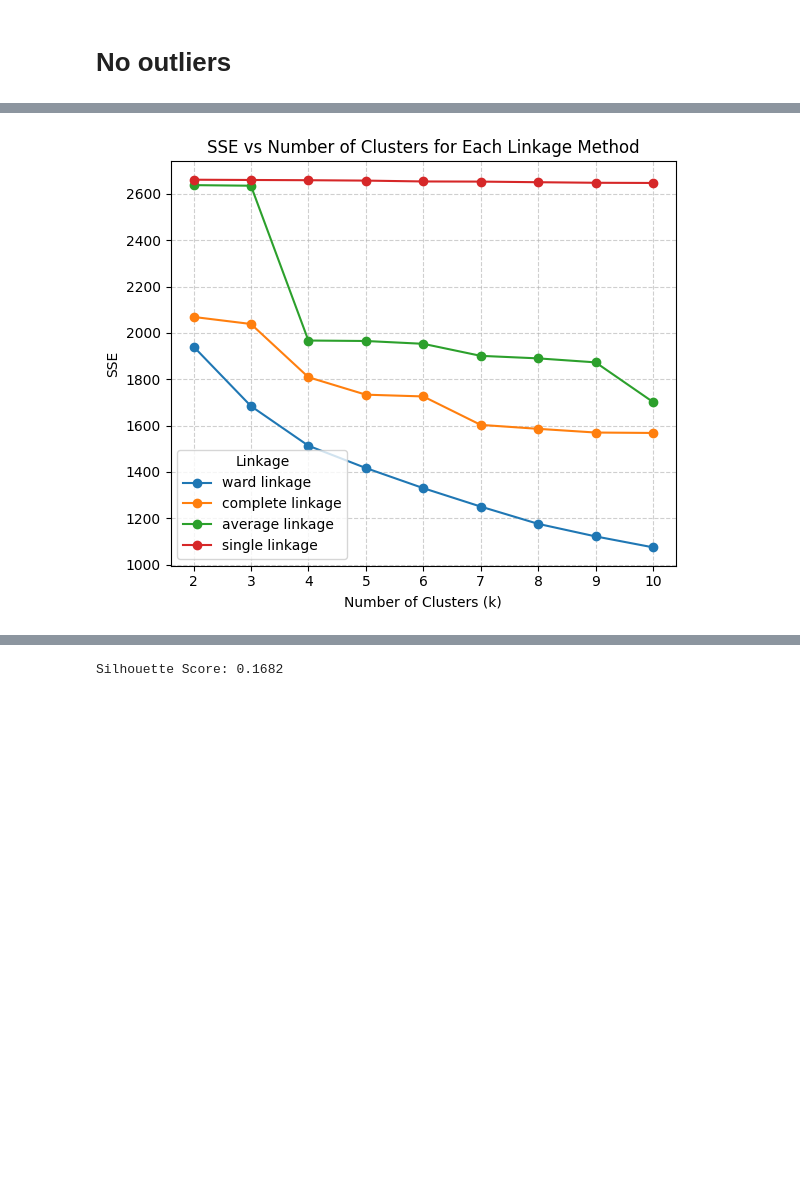
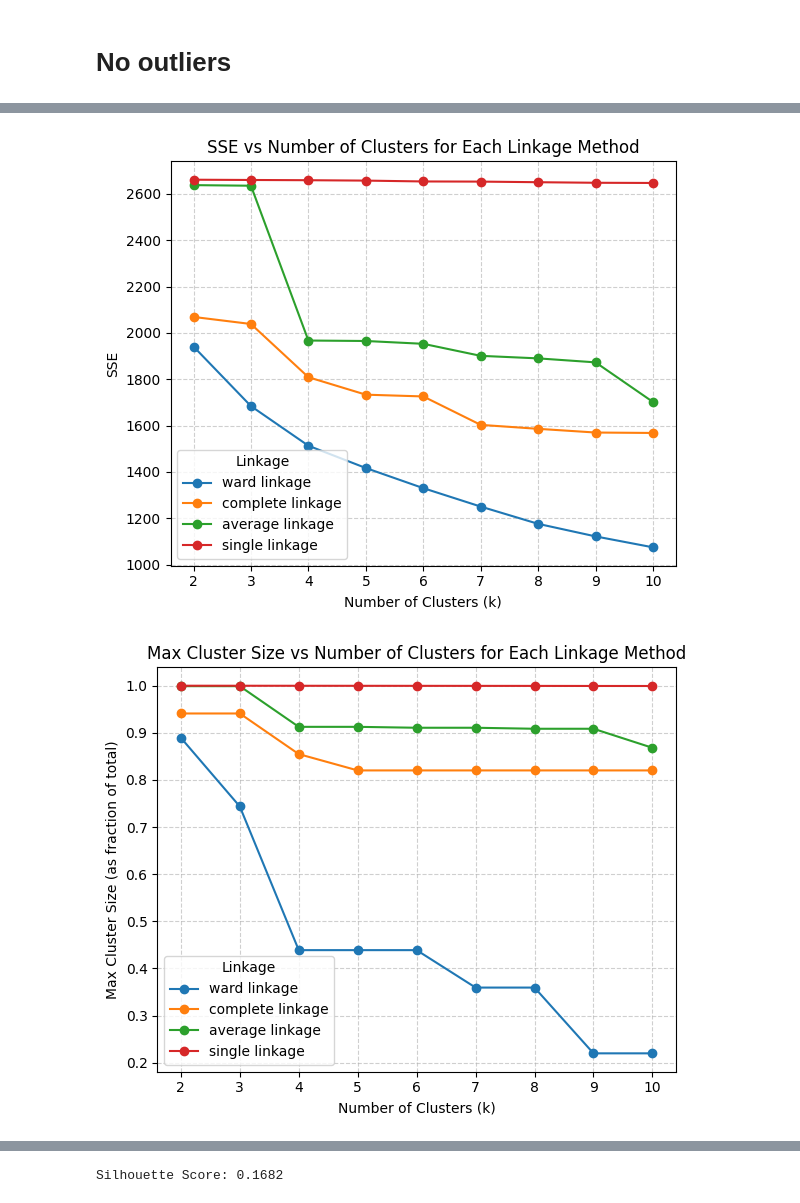
Before and after one commit to ChefBB/data_mining_1, a Jupyter notebook: code/hierarchical_clust_final.ipynb, the cells around one changed output, grey strips where cells are left out. Saved outputs shown, nothing was run; the diff lists cells and outputs as text; code cells hidden in the pictures; blank space fills up the shorter version.

```diff
--- a/code/hierarchical_clust_final.ipynb
+++ b/code/hierarchical_clust_final.ipynb
@@ -338,6 +338,8 @@ cluster_range = range(2, 11)  # Reasonable range
 linkages = ['ward', 'complete', 'average', 'single']
 silhouette_scores = {linkage: [] for linkage in linkages}
 sse_scores = {linkage: [] for linkage in linkages}
+max_cluster_size = {linkage: [] for linkage in linkages}
+min_cluster_size = {linkage: [] for linkage in linkages}
 
 # Evaluate silhouette score for each linkage and k
 for linkage in linkages:
@@ -356,30 +358,55 @@ for linkage in linkages:
                 centroid = np.mean(cluster_points, axis=0)
                 sse += np.sum((cluster_points - centroid) ** 2)
         sse_scores[linkage].append(sse)
+        max_cluster_size[linkage].append(np.max(np.bincount(labels_k)) / len(data_scaled))
+        min_cluster_size[linkage].append(np.min(np.bincount(labels_k)) / len(data_scaled))
 
 # Plot
 plt.figure(figsize=(6, 5))
 for linkage in linkages:
     plt.plot(cluster_range, silhouette_scores[linkage], marker='o', label=f"{linkage} linkage")
 
 plt.xlabel('Number of Clusters (k)')
 plt.ylabel('Silhouette Score')
 plt.title('Silhouette Score vs Number of Clusters for Each Linkage Method')
 plt.legend(title="Linkage")
 plt.grid(True, linestyle='--', alpha=0.6)
 plt.tight_layout()
 plt.show()
 
 plt.figure(figsize=(6, 5))
 for linkage in linkages:
     plt.plot(cluster_range, sse_scores[linkage], marker='o', label=f"{linkage} linkage")
 plt.xlabel('Number of Clusters (k)')
 plt.ylabel('SSE')
 plt.title('SSE vs Number of Clusters for Each Linkage Method')
 plt.legend(title="Linkage")
 plt.grid(True, linestyle='--', alpha=0.6)
 plt.tight_layout()
 plt.show()
+
+plt.figure(figsize=(6, 5))
+for linkage in linkages:
+    plt.plot(cluster_range, max_cluster_size[linkage], marker='o', label=f"{linkage} linkage")
+plt.xlabel('Number of Clusters (k)')
+plt.ylabel('Max Cluster Size (as fraction of total)')
+plt.title('Max Cluster Size vs Number of Clusters for Each Linkage Method')
+plt.legend(title="Linkage")
+plt.grid(True, linestyle='--', alpha=0.6)
+plt.tight_layout()
+plt.show()
+
+plt.figure(figsize=(6, 5))
+for linkage in linkages:
+    plt.plot(cluster_range, min_cluster_size[linkage], marker='o', label=f"{linkage} linkage")
+plt.xlabel('Number of Clusters (k)')
+plt.ylabel('Min Cluster Size (as fraction of total)')
+plt.title('Min Cluster Size vs Number of Clusters for Each Linkage Method')
+plt.legend(title="Linkage")
+plt.grid(True, linestyle='--', alpha=0.6)
+plt.tight_layout()
+plt.show()
 # %% [output]
 [figure]
 [figure]
+[figure, added]
```
Also changed, not shown: parts of 11 cells of this notebook, 13 other files.
